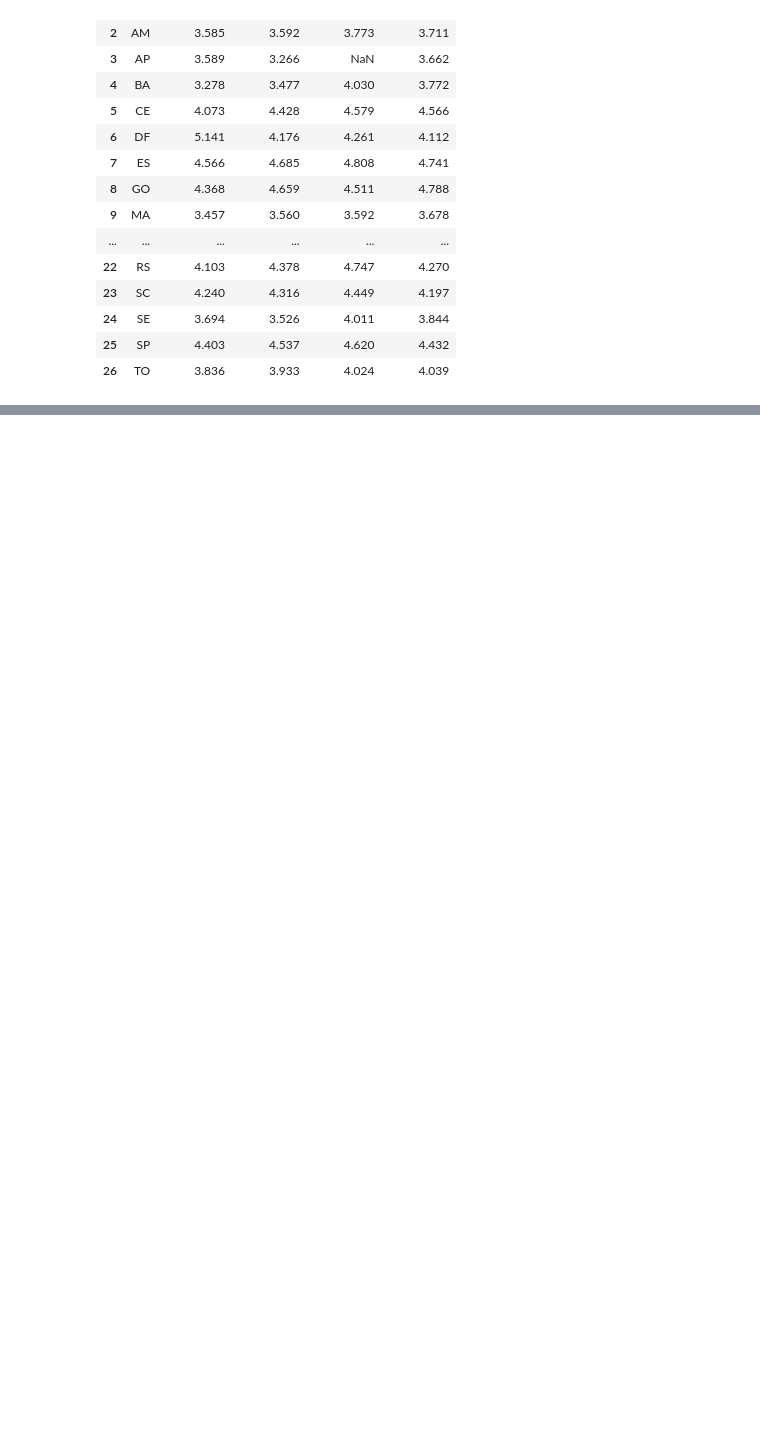
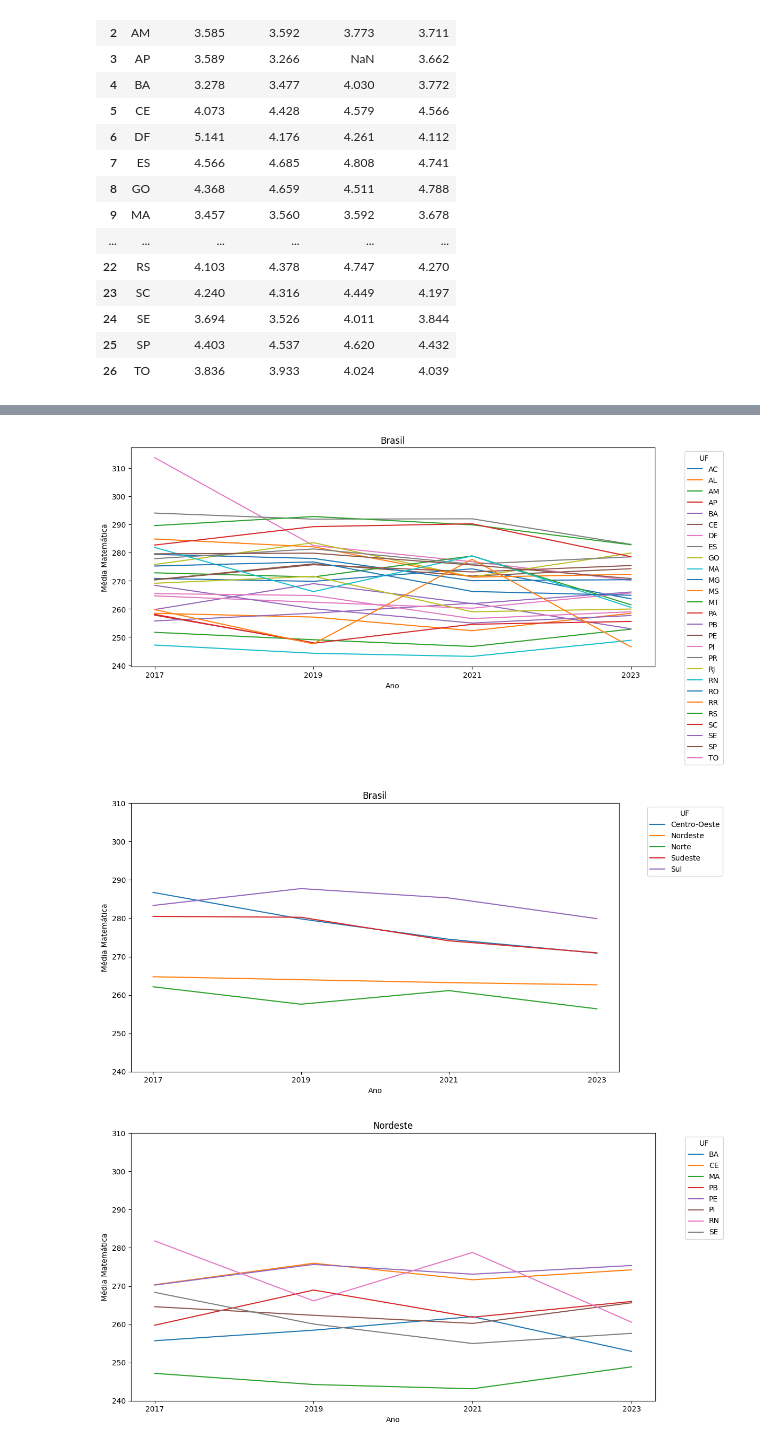
Before and after one commit to brunomaion/Analise-IDEB-Brasil, a Jupyter notebook: analiseEstados.ipynb, the cells around one changed output, grey strips where cells are left out. Saved outputs shown, nothing was run; the diff lists cells and outputs as text; code cells hidden in the pictures; blank space fills up the shorter version.

```diff
--- a/analiseEstados.ipynb
+++ b/analiseEstados.ipynb
@@ -173,0 +380,37 @@ graficoLinhaIdebTotal(dfSul, 'Sul', 'dfSul')
+# %%
+dfMediaMat = df[['uf', 'saeb_Mat_2017',
+                       'saeb_Mat_2019',
+                       'saeb_Mat_2021',
+                       'saeb_Mat_2023']]
+
+
+
+display(dfMediaMat)
+
+def graficoMediaMat(df, titulo, nomeSalvarArquivo):
+    # Configurar o gráfico
+    plt.figure(figsize=(12, 6))
+
+    # Plotar cada UF
+    for index, row in df.iterrows():
+        plt.plot(['2017', '2019', '2021', '2023'],
+                [row['saeb_Mat_2017'],
+                 row['saeb_Mat_2019'],
+                 row['saeb_Mat_2021'],
+                 row['saeb_Mat_2023']],
+                label=row['uf'])
+
+    # Adicionar títulos e labels
+    plt.title(titulo)
+    plt.xlabel('Ano')
+    plt.ylabel('Média Matemática')
+    plt.legend(title='UF', bbox_to_anchor=(1.05, 1), loc='upper left')
+    plt.yticks(np.arange(240,320,10))
+
+    # Ajustar o layout
+    plt.tight_layout()
+
+    nome = 'graficos/' + 'linha'+ 'MédiaMatemática' +nomeSalvarArquivo + tipodoaquivo
+    plt.savefig(nome, dpi=300, bbox_inches = "tight")
+    # Mostrar o gráfico
+    plt.show()
@@ -173,0 +435,12 @@ graficoLinhaIdebTotal(dfSul, 'Sul', 'dfSul')
+# %%
+graficoMediaMat(df, 'Brasil', 'brasil')
+graficoMediaMat(dfRegiao, 'Brasil', 'Regiões')
+graficoMediaMat(dfNordeste, 'Nordeste', 'dfNordeste')
+graficoMediaMat(dfNorte, 'Norte', 'dfNorte')
+graficoMediaMat(dfCentroOeste, 'Centro Oeste', 'dfCentroOeste')
+graficoMediaMat(dfSudeste, 'Sudeste', 'dfSudeste')
+graficoMediaMat(dfSul, 'Sul', 'dfSul')
+# %% [output]
+[figure, added]
+[figure, added]
+[figure, added]
```
Also changed, not shown: parts of 18 cells of this notebook, 47 other files.
